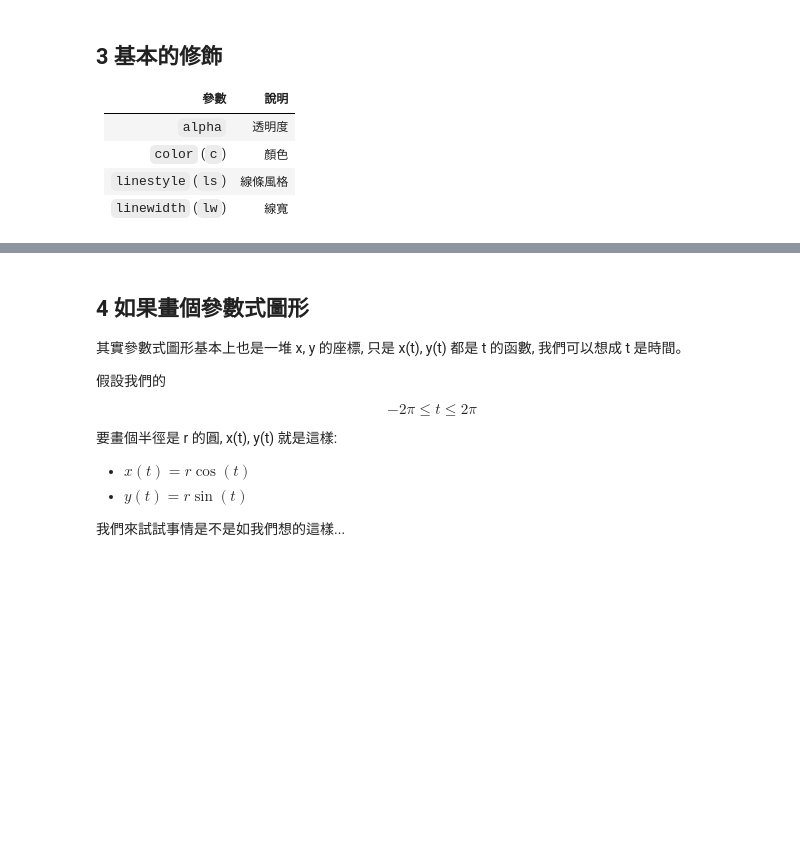
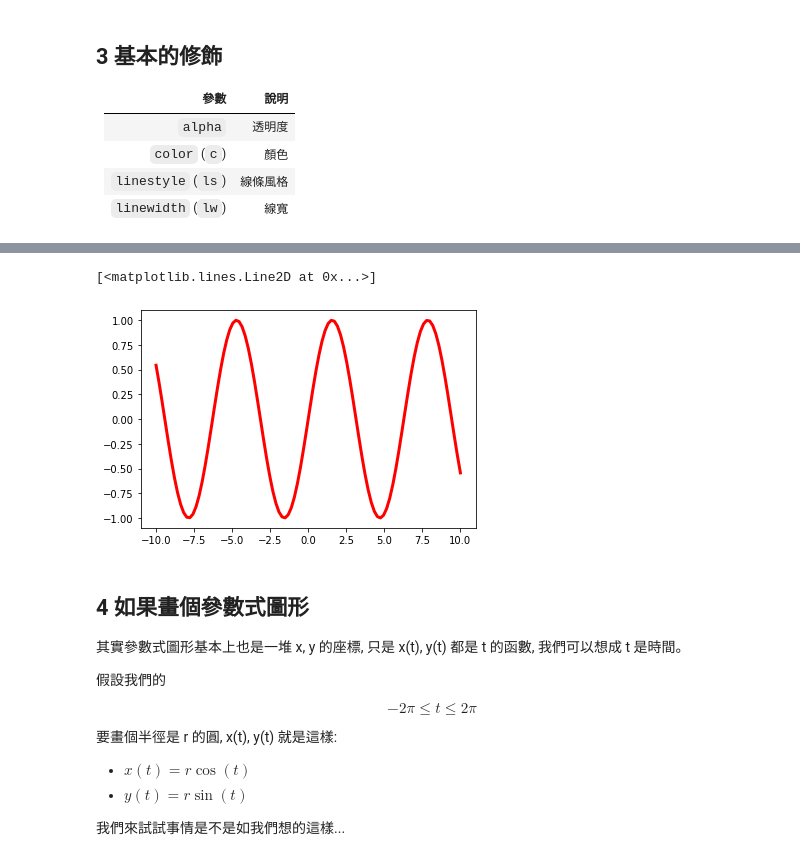
Before and after one commit to appletime81/IMLP, a Jupyter notebook: Unit02/2.3.2_Matplotlib資料視覺化.ipynb, the cells around one changed output, grey strips where cells are left out. Cells and saved outputs as stored; diff of their text form; code cells hidden in the pictures; blank space fills up the shorter version.

```diff
--- a/Unit02/2.3.2_Matplotlib資料視覺化.ipynb
+++ b/Unit02/2.3.2_Matplotlib資料視覺化.ipynb
@@ -101,3 +99,8 @@ plt.plot(x, y, 'r')
+# %%
+plt.plot(x, y, 'r', lw=3)
+# %% [output]
+[<matplotlib.lines.Line2D at 0x...>]
+[figure, added]
 # %% [markdown]
 ## 4 如果畫個參數式圖形
 
```
Also changed, not shown: parts of 39 cells of this notebook, 4 other files.
